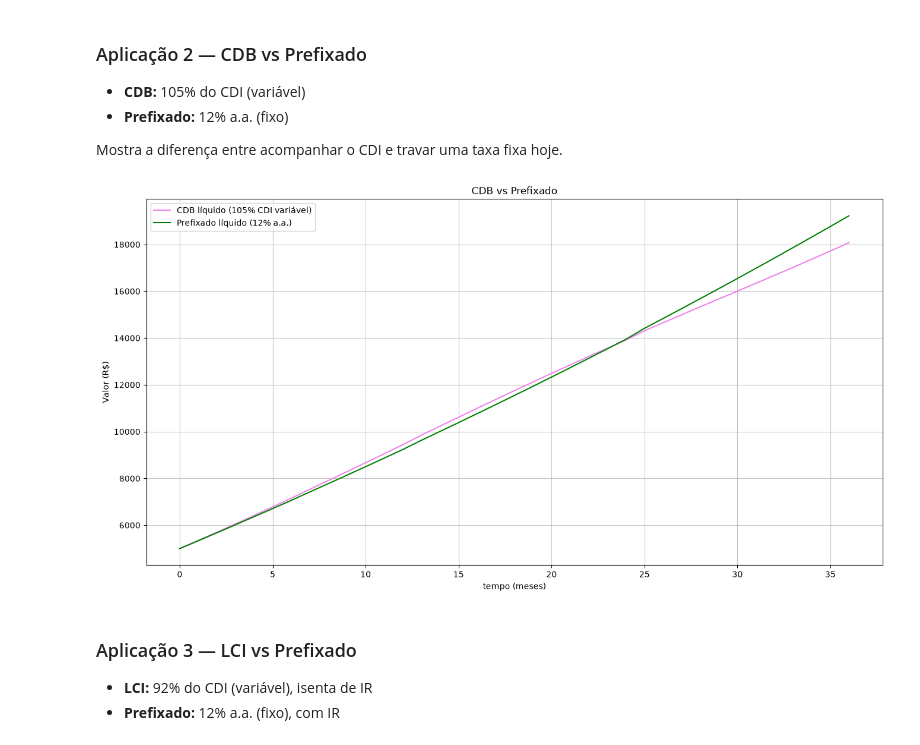
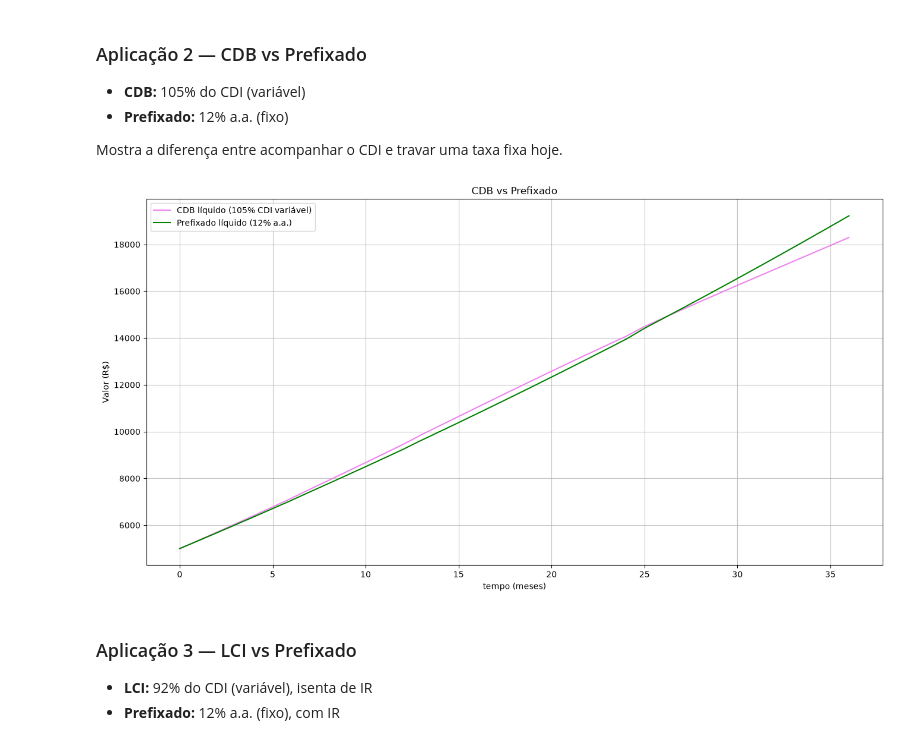
Before and after one commit to saulohpm/simulador-cdi, a Jupyter notebook: notebooks/analises.ipynb, the cells around one changed output. Cells and saved outputs as stored; diff of their text form; code cells hidden in the pictures.

```diff
--- a/notebooks/analises.ipynb
+++ b/notebooks/analises.ipynb
@@ -143,26 +140,26 @@ Mostra a diferença entre acompanhar o CDI e travar uma taxa fixa hoje.
 # %%
 periodo = 12 * 3
 capital = 5000
 aportes = 300
 
 t_p2 = np.arange(periodo + 1)
-cdi_var = modelagem.senoide(cdi_atual, t_p2, taxa_max = 0.15, taxa_min = 0.03, mercado = "alta")
+cdi_var = modelagem.senoide(t_p2, cdi_atual, taxa_max = 0.15, taxa_min = 0.03, mercado = "alta")
 
 _, _, _, Mliq_cdb, t_cdb = posfixado(periodo, cdi_var, 1.05, capital, aportes, imposto = 'sim')
 _, _, _, Mliq_pre, t_pre = prefixado(periodo, 0.12, capital, aportes, imposto = 'sim')
 
 plt.figure(figsize=(16, 8))
 plt.plot(t_cdb, Mliq_cdb, color='violet', label='CDB líquido (105% CDI variável)')
 plt.plot(t_pre, Mliq_pre, color='green', label='Prefixado líquido (12% a.a.)')
 
 plt.title("CDB vs Prefixado")
 plt.xlabel("tempo (meses)")
 plt.ylabel("Valor (R$)")
 plt.grid(True, alpha=0.75)
 plt.legend()
 plt.show()
 # %% [output]
-[figure, old version]
+[figure, new version]
 # %% [markdown]
 ### Aplicação 3 — LCI vs Prefixado
 
```
Also changed, not shown: parts of 11 cells of this notebook, 5 other files.
